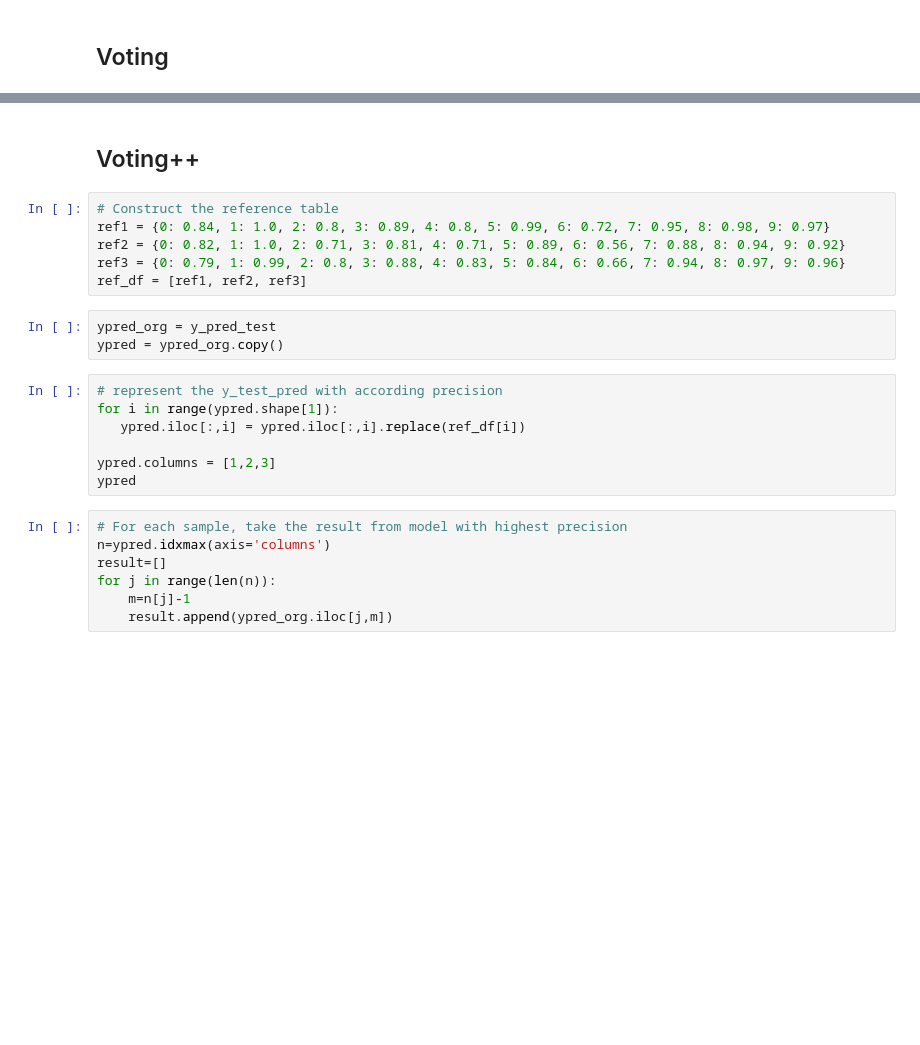
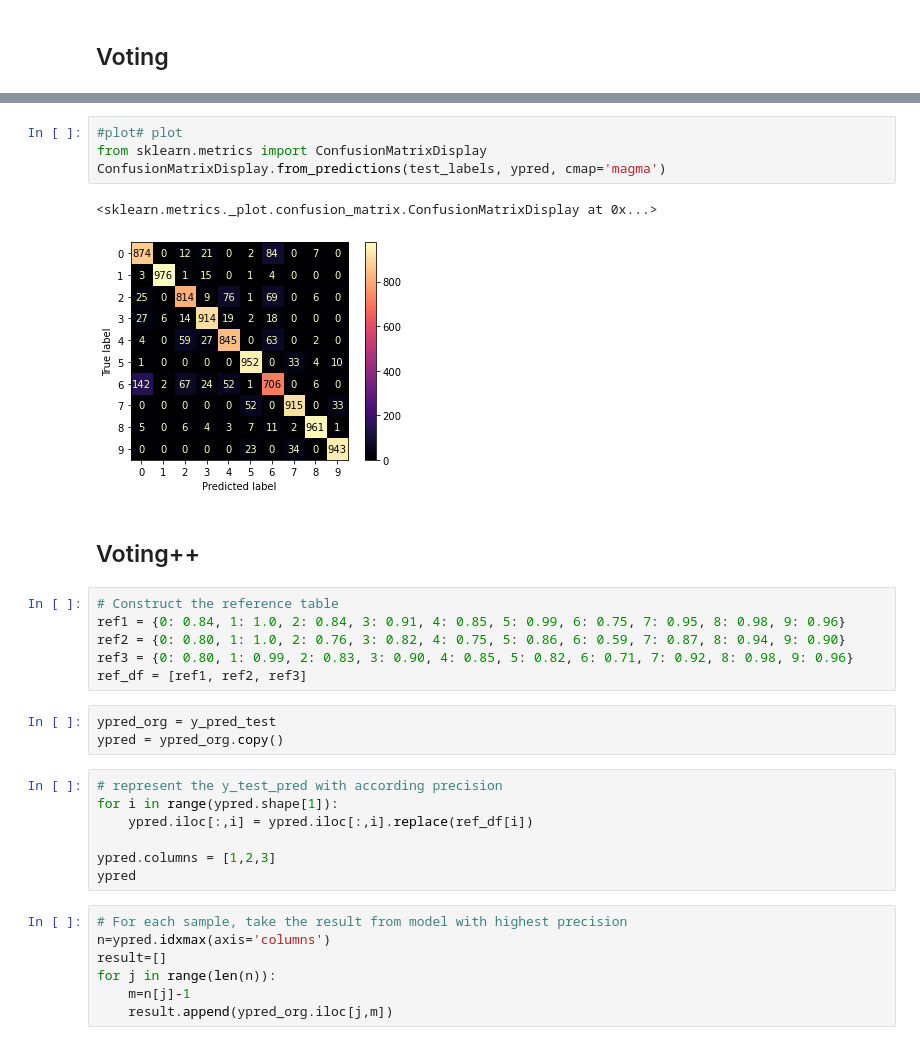
Before and after one commit to kexinz8/fashionMNIST, a Jupyter notebook: stat542_proj_no_preprocess.ipynb, the cells around one changed output, grey strips where cells are left out. Saved outputs shown, nothing was run; the diff lists cells and outputs as text; blank space fills up the shorter version.

```diff
--- a/stat542_proj_no_preprocess.ipynb
+++ b/stat542_proj_no_preprocess.ipynb
@@ -135,10 +235,17 @@ accuracy_score(test_labels, ypred)
+# %%
+#plot# plot
+from sklearn.metrics import ConfusionMatrixDisplay
+ConfusionMatrixDisplay.from_predictions(test_labels, ypred, cmap='magma')
+# %% [output]
+<sklearn.metrics._plot.confusion_matrix.ConfusionMatrixDisplay at 0x...>
+[figure, added]
 # %% [markdown]
 ## Voting++
 # %%
 # Construct the reference table
-ref1 = {0: 0.84, 1: 1.0, 2: 0.8, 3: 0.89, 4: 0.8, 5: 0.99, 6: 0.72, 7: 0.95, 8: 0.98, 9: 0.97}
-ref2 = {0: 0.82, 1: 1.0, 2: 0.71, 3: 0.81, 4: 0.71, 5: 0.89, 6: 0.56, 7: 0.88, 8: 0.94, 9: 0.92}
-ref3 = {0: 0.79, 1: 0.99, 2: 0.8, 3: 0.88, 4: 0.83, 5: 0.84, 6: 0.66, 7: 0.94, 8: 0.97, 9: 0.96}
+ref1 = {0: 0.84, 1: 1.0, 2: 0.84, 3: 0.91, 4: 0.85, 5: 0.99, 6: 0.75, 7: 0.95, 8: 0.98, 9: 0.96}
+ref2 = {0: 0.80, 1: 1.0, 2: 0.76, 3: 0.82, 4: 0.75, 5: 0.86, 6: 0.59, 7: 0.87, 8: 0.94, 9: 0.90}
+ref3 = {0: 0.80, 1: 0.99, 2: 0.83, 3: 0.90, 4: 0.85, 5: 0.82, 6: 0.71, 7: 0.92, 8: 0.98, 9: 0.96}
 ref_df = [ref1, ref2, ref3]
 # %%
 ypred_org = y_pred_test
@@ -146,7 +253,7 @@ ypred = ypred_org.copy()
 # %%
 # represent the y_test_pred with according precision
 for i in range(ypred.shape[1]):
-   ypred.iloc[:,i] = ypred.iloc[:,i].replace(ref_df[i])
+    ypred.iloc[:,i] = ypred.iloc[:,i].replace(ref_df[i])
 
 ypred.columns = [1,2,3]
 ypred
```
Also changed, not shown: parts of 16 cells of this notebook.
